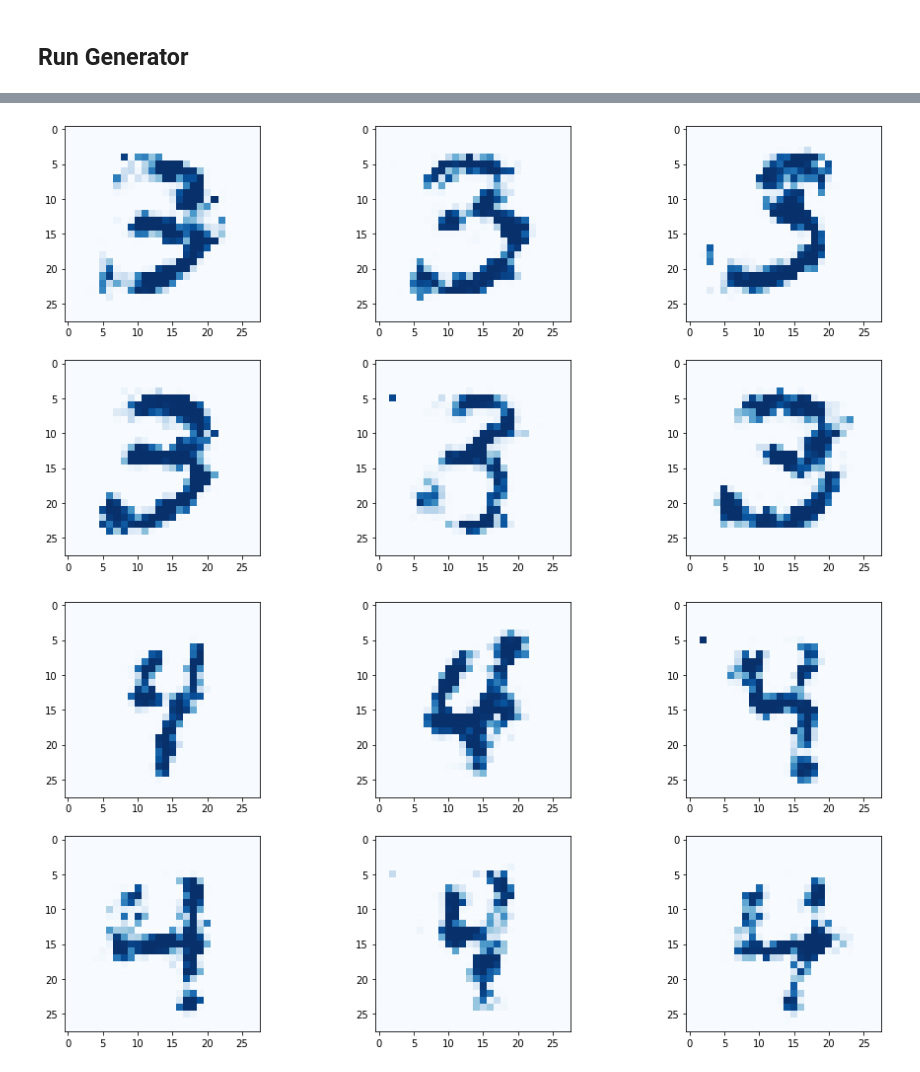
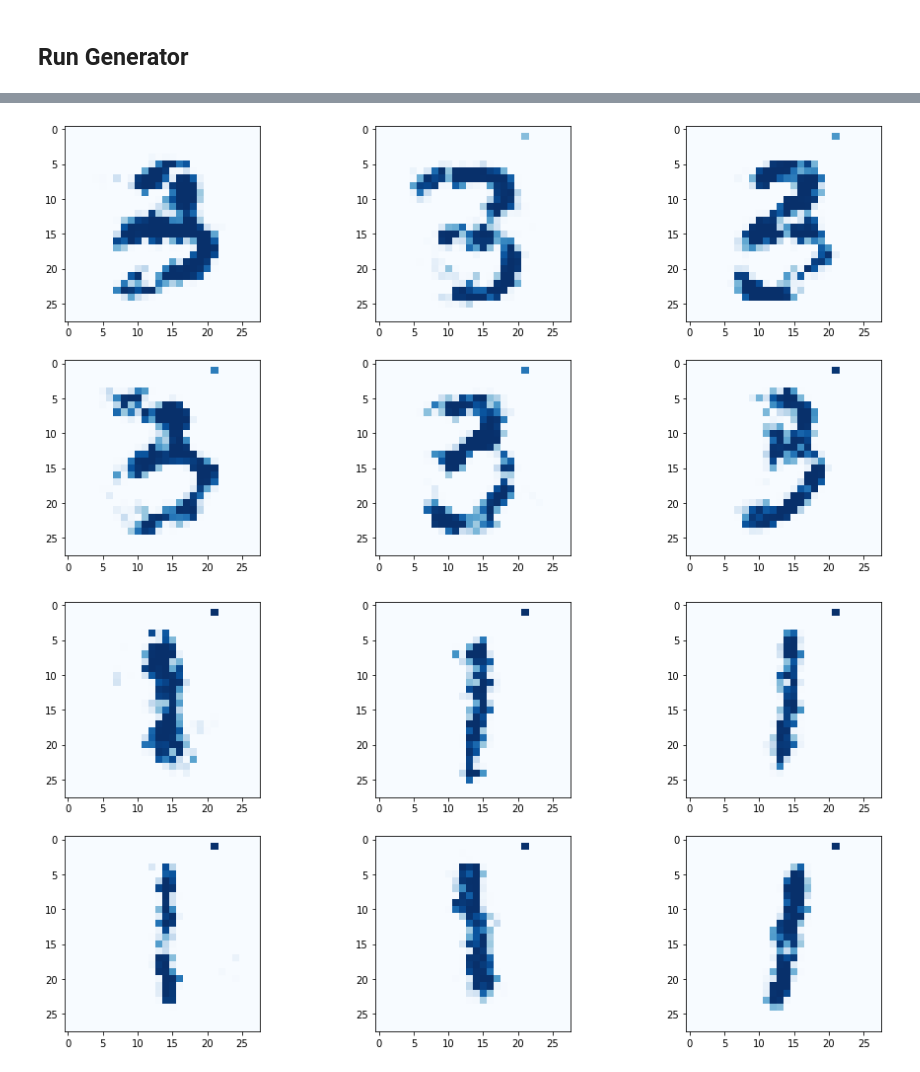
Before and after one commit to makeyourownneuralnetwork/gan, a Jupyter notebook: 16_cgan_mnist.ipynb, the cells around one changed output, grey strips where cells are left out. Cells and saved outputs as stored; diff of their text form; code cells hidden in the pictures.

Commit message:
12 epochs with sample outputs

```diff
--- a/16_cgan_mnist.ipynb
+++ b/16_cgan_mnist.ipynb
@@ -313,7 +313,7 @@ G = Generator()
 
 # train Discriminator and Generator
 
-epochs = 2
+epochs = 12
 
 for epoch in range(epochs):
   print ("epoch = ", epoch + 1)
@@ -377,13 +377,13 @@ G.plot_images(9)
 
 G.plot_images(3)
 # %% [output]
-[figure, old version]
+[figure, new version]
 # %%
 # plot several outputs from the trained generator
 
-G.plot_images(4)
+G.plot_images(1)
 # %% [output]
-[figure, old version]
+[figure, new version]
 # %%
 # plot several outputs from the trained generator
 
```
Also changed, not shown: parts of 8 cells of this notebook.
